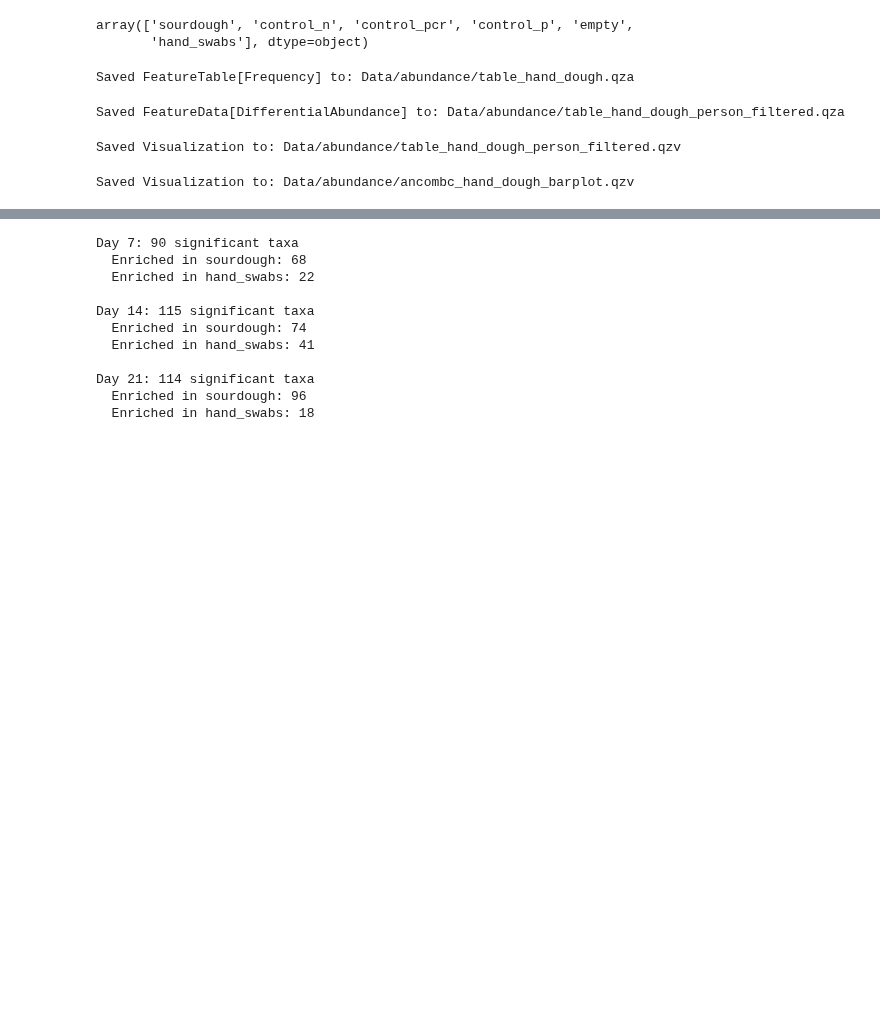
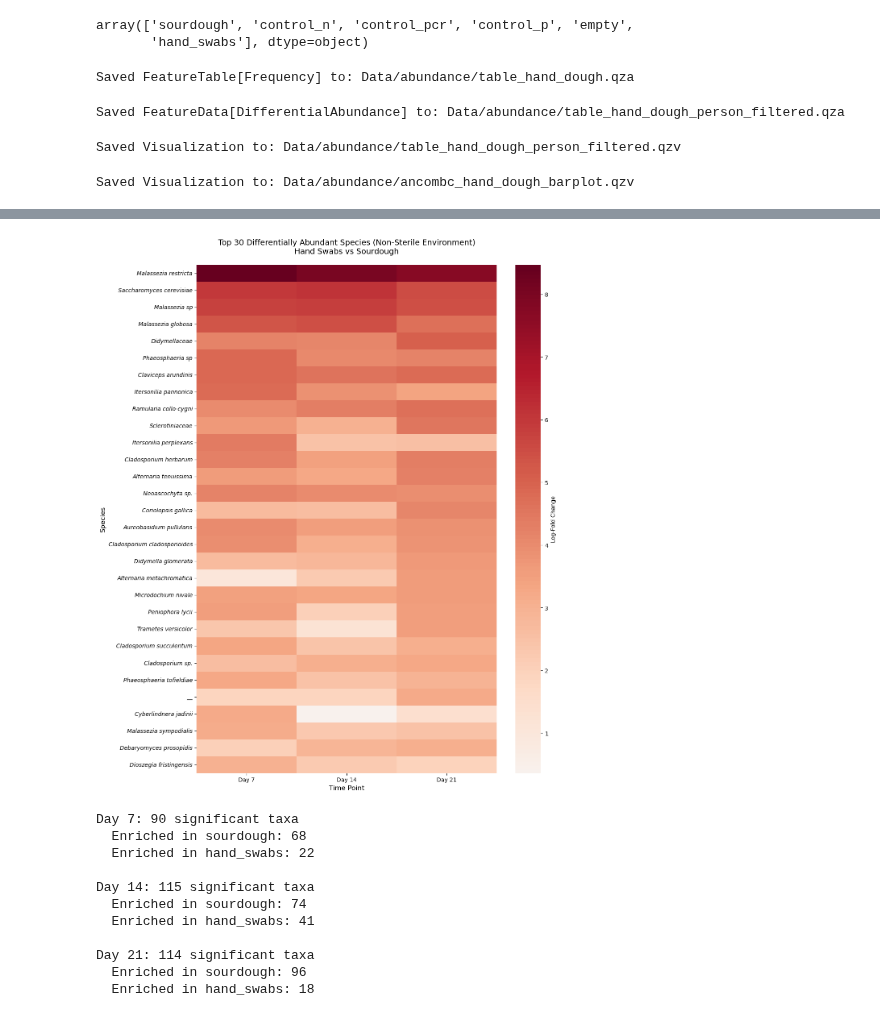
Before and after one commit to ninaaa-a/FermentYOU, a Jupyter notebook: Differential abundance.ipynb, the cells around one changed output, grey strips where cells are left out. Saved outputs shown, nothing was run; the diff lists cells and outputs as text; code cells hidden in the pictures; blank space fills up the shorter version.

```diff
--- a/Differential abundance.ipynb
+++ b/Differential abundance.ipynb
@@ -623,9 +598,7 @@ All days processed!
 # %%
 #And once for the non-sterile environment
-import os
-
 # Define the days to process
-days = [0, 7, 14, 21]
+days = [7, 14, 21]
 
 # Loop through each day
 for day in days:
@@ -658,21 +644,18 @@ print("All days processed!")
 # %%
-import os
-#need to adjust path for sterile and for non-sterile once
-# Export each time point's results
-days = [0, 7, 14, 21]
 
+# Export each time point's results for non-sterile environment
+days = [7, 14, 21]
 for day in days:
     print(f"Exporting day {day} results...")
 
     status = os.system(f"""qiime tools export \
-        --input-path {data_abundance}/ancombc_hand_vs_sourdough_l7_day{day}_differentials.qza \
-        --output-path {data_abundance}/exported_hand_vs_sourdough_l7_day{day}""")
+        --input-path {data_abundance}/ancombc_non_sterile_day{day}_differentials.qza \
+        --output-path {data_abundance}/exported_non_sterile_day{day}""")
 
     if status != 0:
         print(f"Error exporting day {day}")
     else:
         print(f"✓ Exported day {day}\n")
-
 print("All exports completed!")
 # %% [output]
 Exporting day 0 results...
@@ -712,3 +715,83 @@ All exports completed!
+# %%
+#Create heatmap for NON-STERILE environment
+# Combine all days and identify top 30 species by absolute log-fold change (NON-STERILE)
+all_species_non_sterile = []
+for day, df in results_species_level_non_sterile.items():
+    df_sig = df[df['q_val'] < 0.05].copy()
+    df_sig['abs_lfc'] = df_sig['lfc'].abs()
+    df_sig['day'] = day
+    all_species_non_sterile.append(df_sig)
+
+combined_non_sterile = pd.concat(all_species_non_sterile)
+top_species_non_sterile = combined_non_sterile.groupby('id')['abs_lfc'].max().nlargest(30).index
+
+# Create matrix for heatmap (rows = species, columns = days)
+heatmap_data_non_sterile = pd.DataFrame(index=top_species_non_sterile, columns=days)
+for day in days:
+    df = results_species_level_non_sterile[day].set_index('id')
+    for species in top_species_non_sterile:
+        if species in df.index:
+            heatmap_data_non_sterile.loc[species, day] = df.loc[species, 'lfc']
+        else:
+            heatmap_data_non_sterile.loc[species, day] = 0
+
+heatmap_data_non_sterile = heatmap_data_non_sterile.astype(float)
+
+# Extract only genus and species from the full taxonomy
+def extract_genus_species(full_taxonomy):
+    """Extract genus and species from full taxonomy string, showing species epithet only"""
+    parts = full_taxonomy.split(';')
+    genus = ''
+    species = ''
+    family = ''
+
+    for part in parts:
+        part = part.strip()
+        if part.startswith('f__'):
+            family = part.replace('f__', '').strip()
+        elif part.startswith('g__'):
+            genus = part.replace('g__', '').strip()
+        elif part.startswith('s__'):
+            species_full = part.replace('s__', '').strip()
+            # Extract only the species epithet (second word)
+            species_parts = species_full.split('_')
+            if len(species_parts) >= 2:
+                species = species_parts[1]  # Get second part (species epithet)
+            else:
+                species = species_full
+
+    if genus and species:
+        return f"{genus} {species}"
+    elif genus:
+        return f"{genus} sp."  # Genus level only
+    elif family:
+        return family  # Family level only
+    else:
+        # If nothing found, return last identifiable part
+        return full_taxonomy.split(';')[-1].strip()
+
+# Create simplified labels
+simplified_labels_non_sterile = [extract_genus_species(tax) for tax in heatmap_data_non_sterile.index]
+
+# Create the heatmap for non-sterile environment
+plt.figure(figsize=(12, 14))
+ax = sns.heatmap(heatmap_data_non_sterile, cmap='RdBu_r', center=0,
+            cbar_kws={'label': 'Log-Fold Change'},
+            xticklabels=[f'Day {d}' for d in days],
+            yticklabels=simplified_labels_non_sterile)
+
+# Make species names italic
+for label in ax.get_yticklabels():
+    label.set_fontstyle('italic')
+
+plt.title('Top 30 Differentially Abundant Species (Non-Sterile Environment)\nHand Swabs vs Sourdough',
+          fontsize=14, pad=20)
+plt.xlabel('Time Point', fontsize=12)
+plt.ylabel('Species', fontsize=12)
+plt.tight_layout()
+plt.show()
+# %% [output]
+[figure, added]
 # %%
 #here also need to adjust path for sterile and non-sterile once
 # Load the differential species abundance results for each time point (hand_swabs vs sourdough)
```
Also changed, not shown: parts of 46 cells of this notebook.
